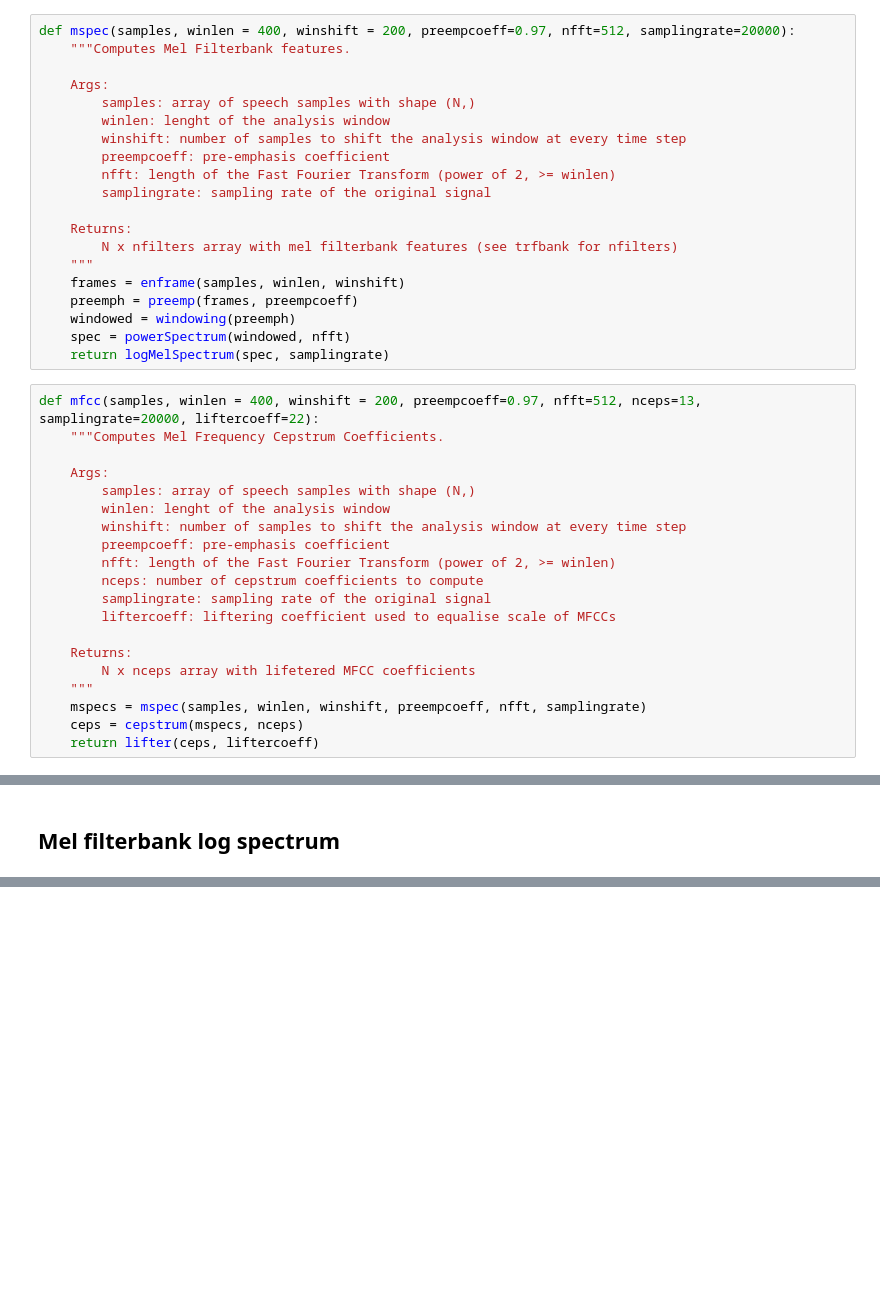
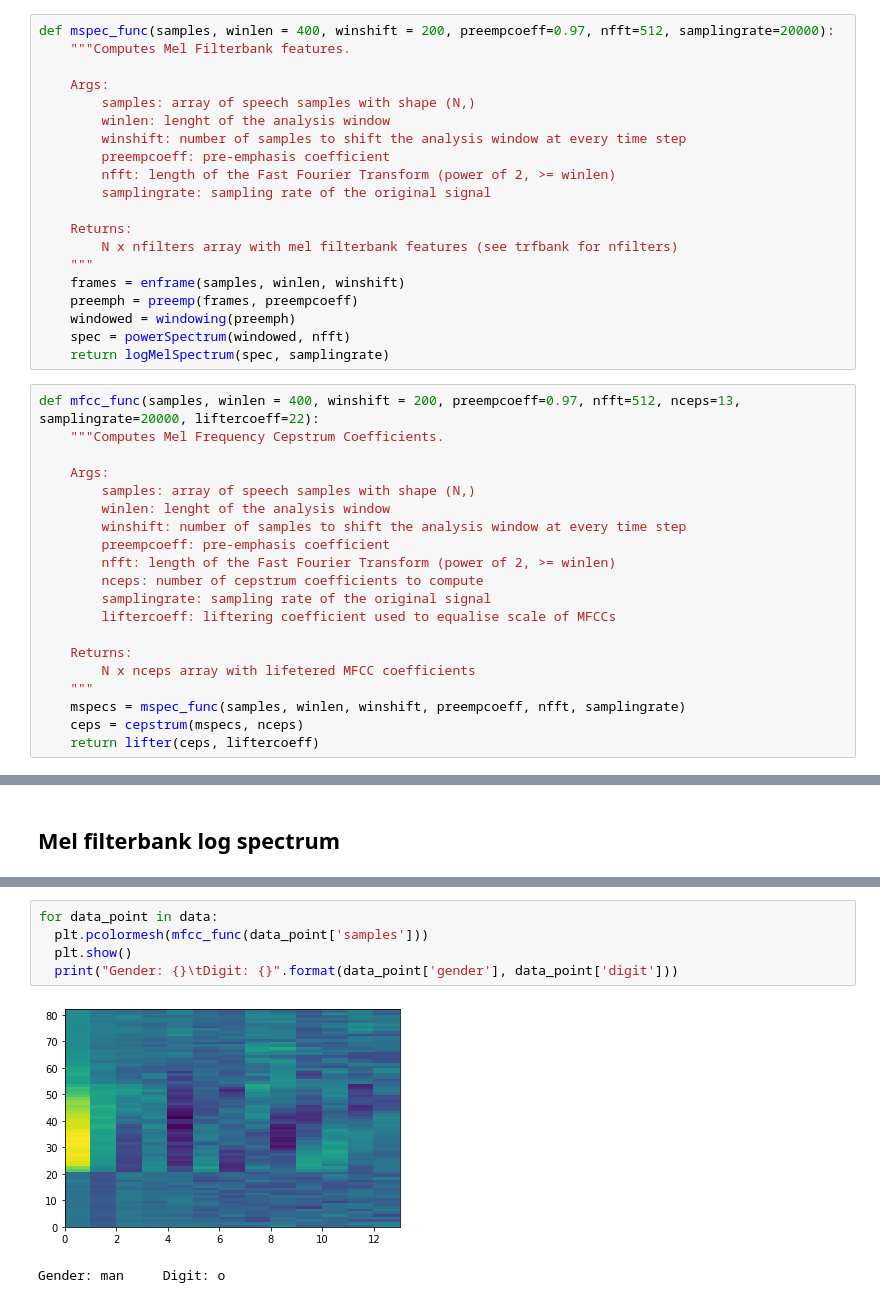
Before and after one commit to DamianValle/SpeechRecognition, a Jupyter notebook: 1-FeatureExtraction/lab1.ipynb, the cells around one changed output, grey strips where cells are left out. Saved outputs shown, nothing was run; the diff lists cells and outputs as text; blank space fills up the shorter version.

```diff
--- a/1-FeatureExtraction/lab1.ipynb
+++ b/1-FeatureExtraction/lab1.ipynb
@@ -24,5 +10,5 @@ array([[ 78.81124834, -29.97987752,  20.77628064, ...,   4.19099451,
 # %%
-def mspec(samples, winlen = 400, winshift = 200, preempcoeff=0.97, nfft=512, samplingrate=20000):
+def mspec_func(samples, winlen = 400, winshift = 200, preempcoeff=0.97, nfft=512, samplingrate=20000):
     """Computes Mel Filterbank features.
 
     Args:
@@ -42,7 +28,7 @@ def mspec(samples, winlen = 400, winshift = 200, preempcoeff=0.97, nfft=512, sam
     spec = powerSpectrum(windowed, nfft)
     return logMelSpectrum(spec, samplingrate)
 # %%
-def mfcc(samples, winlen = 400, winshift = 200, preempcoeff=0.97, nfft=512, nceps=13, samplingrate=20000, liftercoeff=22):
+def mfcc_func(samples, winlen = 400, winshift = 200, preempcoeff=0.97, nfft=512, nceps=13, samplingrate=20000, liftercoeff=22):
     """Computes Mel Frequency Cepstrum Coefficients.
 
     Args:
@@ -58,7 +44,7 @@ def mfcc(samples, winlen = 400, winshift = 200, preempcoeff=0.97, nfft=512, ncep
     Returns:
         N x nceps array with lifetered MFCC coefficients
     """
-    mspecs = mspec(samples, winlen, winshift, preempcoeff, nfft, samplingrate)
+    mspecs = mspec_func(samples, winlen, winshift, preempcoeff, nfft, samplingrate)
     ceps = cepstrum(mspecs, nceps)
     return lifter(ceps, liftercoeff)
 # %%
@@ -357,0 +368,8 @@ plt.plot()
+# %%
+for data_point in data:
+  plt.pcolormesh(mfcc_func(data_point['samples']))
+  plt.show()
+  print("Gender: {}\tDigit: {}".format(data_point['gender'], data_point['digit']))
+# %% [output]
+[figure, added]
+Gender: man     Digit: o
```
Also changed, not shown: parts of 20 cells of this notebook.
